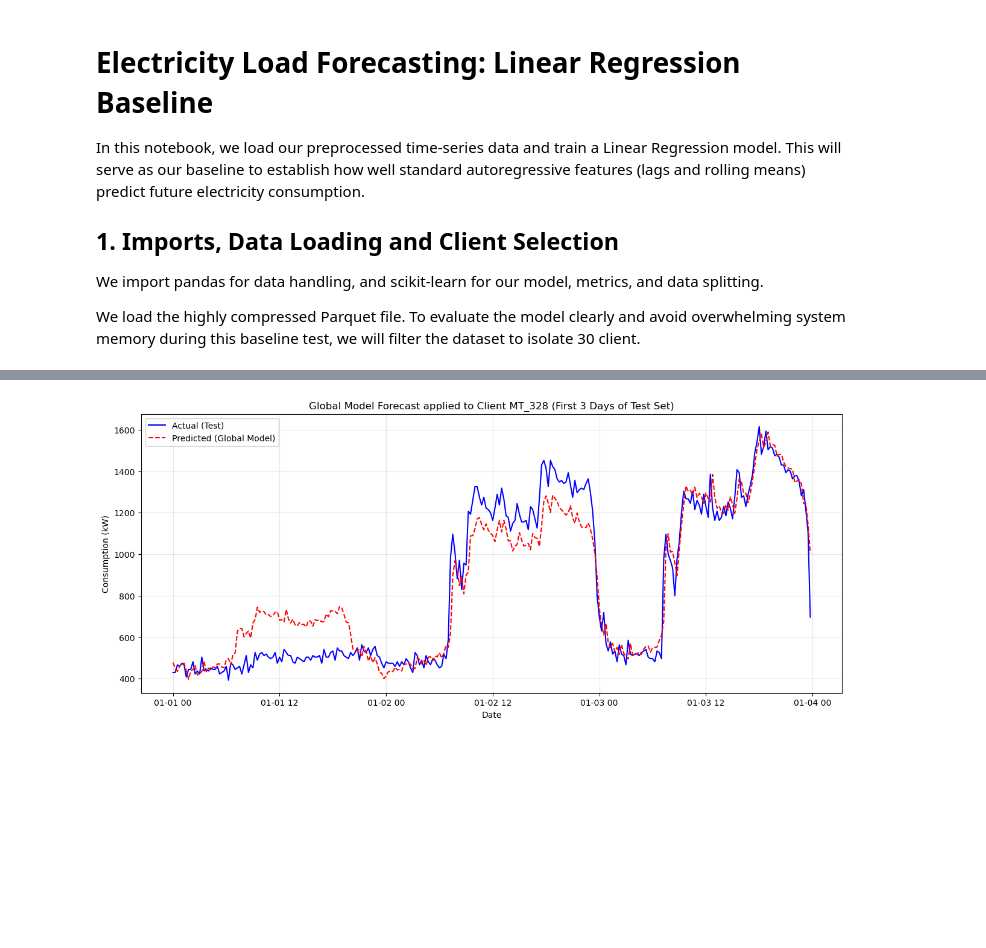
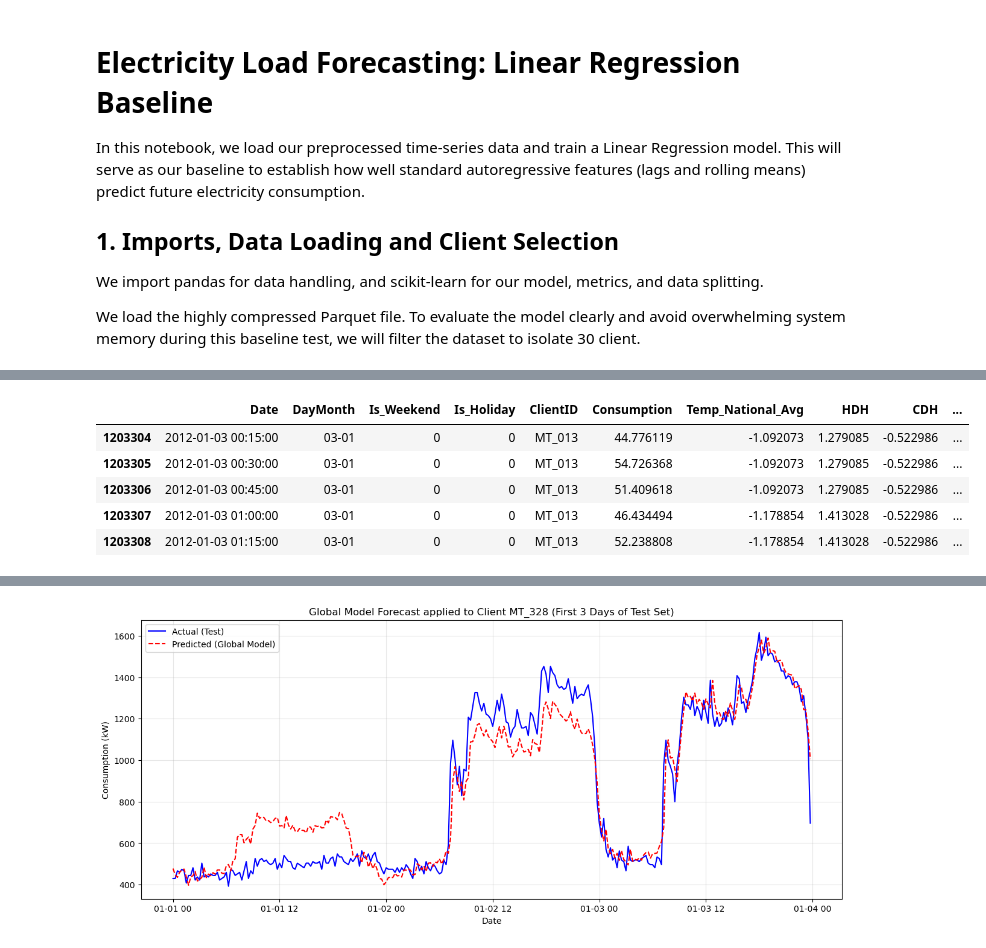
Before and after one commit to lucabarattini/forecasting-electricity, a Jupyter notebook: notebooks/1_linear_regression.ipynb, the cells around one changed output, grey strips where cells are left out. Saved outputs shown, nothing was run; the diff lists cells and outputs as text; code cells hidden in the pictures; blank space fills up the shorter version.

```diff
--- a/notebooks/1_linear_regression.ipynb
+++ b/notebooks/1_linear_regression.ipynb
@@ -81,17 +38,85 @@ When working with time-series data, we can **never** randomly shuffle and split
 # %%
+# Convert booleans to integers
+df_sample['Is_Weekend'] = df_sample['Is_Weekend'].astype(int)
+df_sample['Is_Holiday'] = df_sample['Is_Holiday'].astype(int)
+
+# One-Hot Encoding for categorical time and segmentation variables
+print("One-Hot Encoding categorical features...")
+df_model = pd.get_dummies(df_sample, columns=['Hour', 'Weekday', 'Consumer_Category'], drop_first=True)
+
+# Chronological Train/Test Split
+print('Splitting the dataset into train and test...')
 cutoff_date = '2014-01-01'
+train = df_model[df_model['Date'] < cutoff_date].copy()
+test = df_model[df_model['Date'] >= cutoff_date].copy()
 
-train = df_model[df_model['Date'] < cutoff_date]
-test = df_model[df_model['Date'] >= cutoff_date]
+
+# Standardize weather
+weather_cols = ['Temp_National_Avg', 'HDH', 'CDH']
+scaler_weather = StandardScaler()
+train[weather_cols] = scaler_weather.fit_transform(train[weather_cols])
+test[weather_cols] = scaler_weather.transform(test[weather_cols])
+
+train = train.sort_values(by=['ClientID', 'Date'])
+test = test.sort_values(by=['ClientID', 'Date'])
+
+for col in ['Lag_15min_Scaled', 'Lag_24h_Scaled', 'Rolling_Mean_4h_Scaled']:
+    train[col] = np.nan
+    test[col] = np.nan
+
+# Create standardizers for each client to handle scale differences
+client_scalers = {}
+
+for client in sampled_clients:
+    scaler = StandardScaler()
+
+    # Create masks for this client
+    train_mask = train['ClientID'] == client
+    test_mask = test['ClientID'] == client
+
+    # SAFETY CHECK: Make sure the client actually has data in the training set
+    if not train_mask.any():
+        print(f"Warning: Client {client} has no data in the train set. Skipping...")
+        continue # Skip to the next client
+
+    # Fit and transform just on the train dataset
+    train.loc[train_mask, 'Consumption_Scaled'] = scaler.fit_transform(
+        train.loc[train_mask, 'Consumption'].values.reshape(-1, 1)
+    ).flatten()
+
+    train.loc[train_mask, 'Lag_15min_Scaled'] = train.loc[train_mask, 'Consumption_Scaled'].shift(1)
+    train.loc[train_mask, 'Lag_24h_Scaled'] = train.loc[train_mask, 'Consumption_Scaled'].shift(96)
+    train.loc[train_mask, 'Rolling_Mean_4h_Scaled'] = train.loc[train_mask, 'Consumption_Scaled'].rolling(window=16).mean()
+
+    # Transform only on the test dataset (if the client has test data)
+    if test_mask.any():
+        test.loc[test_mask, 'Consumption_Scaled'] = scaler.transform(
+            test.loc[test_mask, 'Consumption'].values.reshape(-1, 1)
+        ).flatten()
+
+    # Save the scaler
+    client_scalers[client] = scaler
+
+train = train.dropna(subset=['Consumption_Scaled', 'Lag_15min_Scaled', 'Lag_24h_Scaled', 'Rolling_Mean_4h_Scaled'])
+
+# Better to display train instead of df_sample which is now obsolete
+display(train.head())
+
 
 # Define features (X) and target (y)
-cols_to_drop = ['Date', 'ClientID', 'DayMonth', 'Consumption', 'Consumption_Scaled', 'Lag_15min', 'Lag_24h', 'Rolling_Mean_4h']
+cols_to_drop = [
+    'Date', 'ClientID', 'DayMonth', 'Consumption', 'Consumption_Scaled',
+    'Lag_15min', 'Lag_24h', 'Rolling_Mean_4h'
+]
+
+cols_to_drop = [col for col in cols_to_drop if col in train.columns]
 
 X_train = train.drop(columns=cols_to_drop)
 y_train = train['Consumption_Scaled']
 
+
+test = test.sort_values(by=['ClientID', 'Date'])
 X_test = test.drop(columns=cols_to_drop)
-y_test = test['Consumption_Scaled']
 
 print(f"Training shape: {X_train.shape}")
 print(f"Testing shape: {X_test.shape}")
@@ -100,0 +130,6 @@ Testing shape: (1043066, 39)
+|  | Date | DayMonth | Is_Weekend | Is_Holiday | ClientID | Consumption | Temp_National_Avg | HDH | CDH | ... |
+| 1203304 | 2012-01-03 00:15:00 | 03-01 | 0 | 0 | MT_013 | 44.776119 | -1.092073 | 1.279085 | -0.522986 | ... |
+| 1203305 | 2012-01-03 00:30:00 | 03-01 | 0 | 0 | MT_013 | 54.726368 | -1.092073 | 1.279085 | -0.522986 | ... |
+| 1203306 | 2012-01-03 00:45:00 | 03-01 | 0 | 0 | MT_013 | 51.409618 | -1.092073 | 1.279085 | -0.522986 | ... |
+| 1203307 | 2012-01-03 01:00:00 | 03-01 | 0 | 0 | MT_013 | 46.434494 | -1.178854 | 1.413028 | -0.522986 | ... |
+| 1203308 | 2012-01-03 01:15:00 | 03-01 | 0 | 0 | MT_013 | 52.238808 | -1.178854 | 1.413028 | -0.522986 | ... |
```
Also changed, not shown: parts of 9 cells of this notebook.
